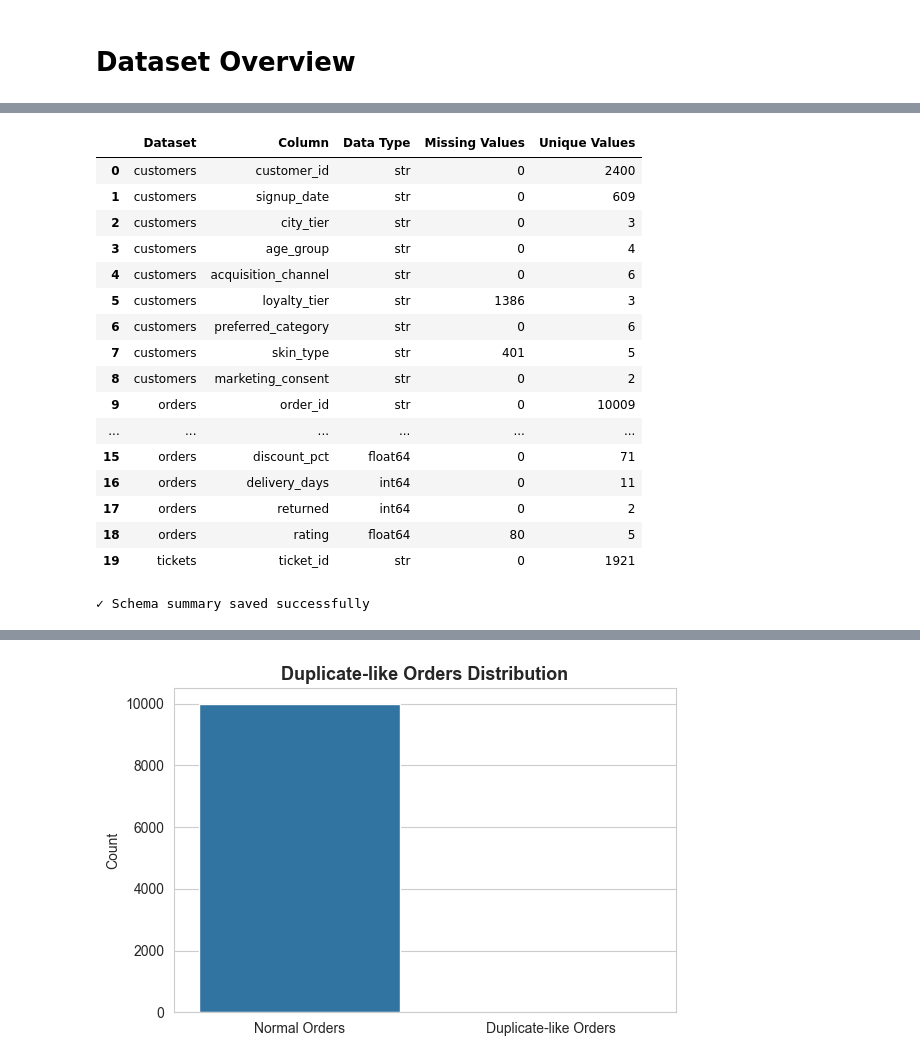
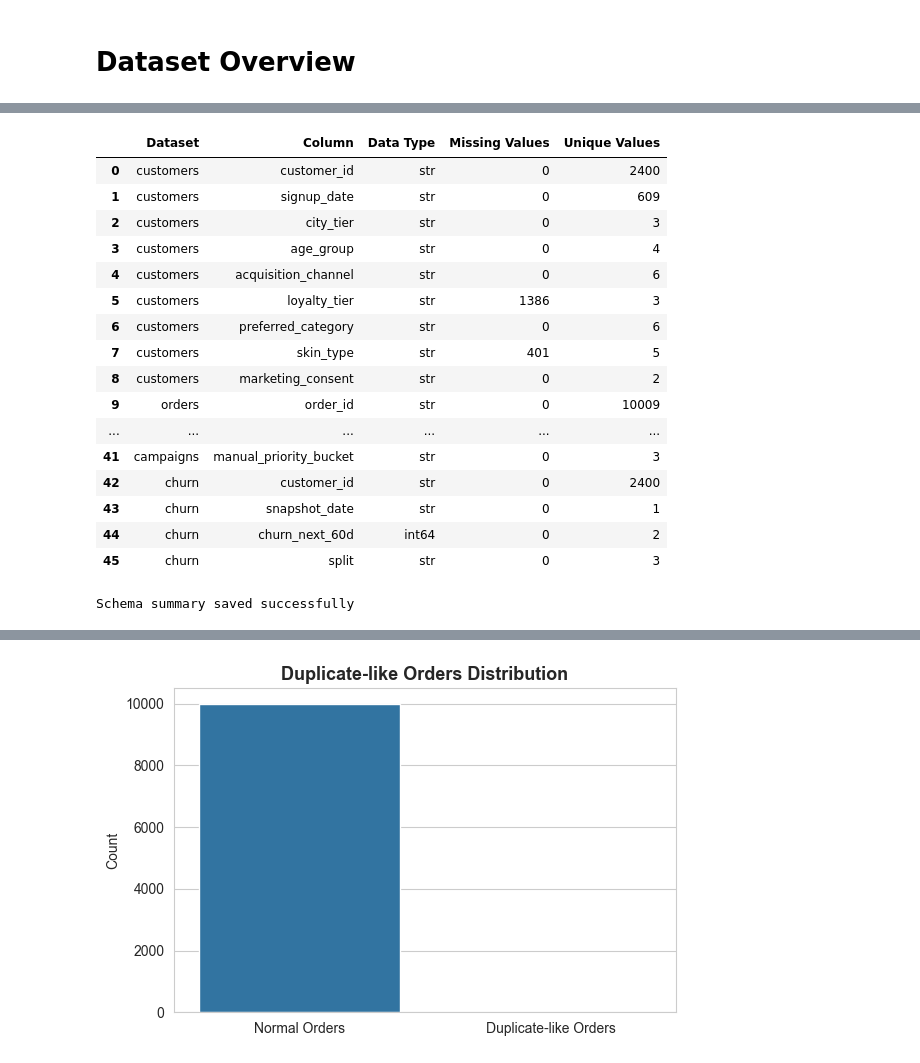
Before and after one commit to Deepika825325/part1-data-audit-eda, a Jupyter notebook: notebooks/eda_audit.ipynb, the cells around one changed output, grey strips where cells are left out. Saved outputs shown, nothing was run; the diff lists cells and outputs as text; code cells hidden in the pictures.

```diff
--- a/notebooks/eda_audit.ipynb
+++ b/notebooks/eda_audit.ipynb
@@ -143,44 +127,46 @@ for dataset_name, df in datasets.items():
             column,
             str(df[column].dtype),
             df[column].isnull().sum(),
-            df[column].nunique()
+            df[column].nunique(dropna=True)
         ])
 
 schema_df = pd.DataFrame(
     schema_summary,
     columns=[
         "Dataset",
         "Column",
         "Data Type",
         "Missing Values",
         "Unique Values"
     ]
 )
 
-display(schema_df.head(20))
+# Display complete schema
+display(schema_df)
 
+# Save schema summary
 schema_df.to_csv(
     TABLE_DIR / "schema_summary.csv",
     index=False
 )
 
-print("✓ Schema summary saved successfully")
+print("Schema summary saved successfully")
 # %% [output]
 |  | Dataset | Column | Data Type | Missing Values | Unique Values |
 | 0 | customers | customer_id | str | 0 | 2400 |
 | 1 | customers | signup_date | str | 0 | 609 |
 | 2 | customers | city_tier | str | 0 | 3 |
 | 3 | customers | age_group | str | 0 | 4 |
 | 4 | customers | acquisition_channel | str | 0 | 6 |
 | 5 | customers | loyalty_tier | str | 1386 | 3 |
 | 6 | customers | preferred_category | str | 0 | 6 |
 | 7 | customers | skin_type | str | 401 | 5 |
 | 8 | customers | marketing_consent | str | 0 | 2 |
 | 9 | orders | order_id | str | 0 | 10009 |
 | ... | ... | ... | ... | ... | ... |
-| 15 | orders | discount_pct | float64 | 0 | 71 |
-| 16 | orders | delivery_days | int64 | 0 | 11 |
-| 17 | orders | returned | int64 | 0 | 2 |
-| 18 | orders | rating | float64 | 80 | 5 |
-| 19 | tickets | ticket_id | str | 0 | 1921 |
+| 41 | campaigns | manual_priority_bucket | str | 0 | 3 |
+| 42 | churn | customer_id | str | 0 | 2400 |
+| 43 | churn | snapshot_date | str | 0 | 1 |
+| 44 | churn | churn_next_60d | int64 | 0 | 2 |
+| 45 | churn | split | str | 0 | 3 |
-✓ Schema summary saved successfully
+Schema summary saved successfully
```
Also changed, not shown: parts of 113 cells of this notebook, 4 other files.
